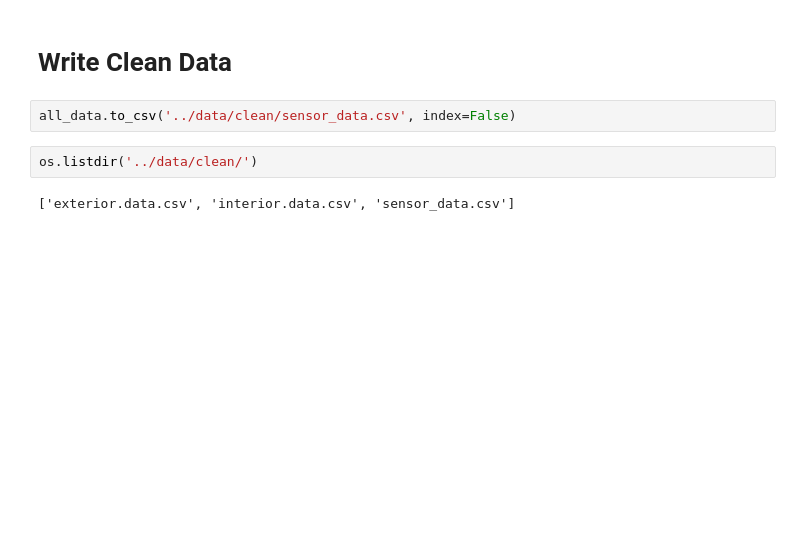
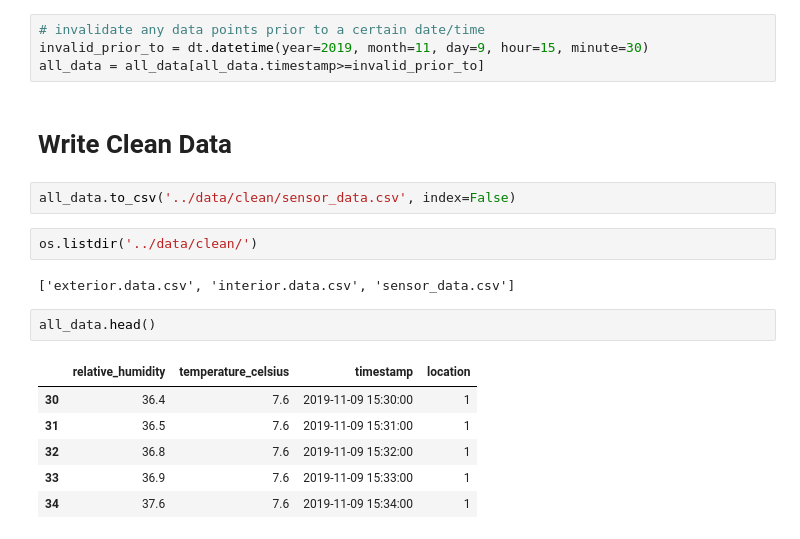
Before and after one commit to buffetboy2001/home_office_analysis, a Jupyter notebook: notebooks/data_scrubber.ipynb, the cells around one changed output. Cells and saved outputs as stored; diff of their text form; blank space fills up the shorter version.

Commit message:
new data; new plots

```diff
--- a/notebooks/data_scrubber.ipynb
+++ b/notebooks/data_scrubber.ipynb
@@ -42,6 +44,10 @@ all_interior_data.to_csv('../data/clean/interior.data.csv')
 all_data = pd.concat([all_exterior_data, all_interior_data])
 all_data.rename(columns={govee_columns[0]: "timestamp", govee_columns[1]: str(govee_columns[1]).lower(), govee_columns[2]: str(govee_columns[2]).lower()},
                 inplace=True)
+# %%
+# invalidate any data points prior to a certain date/time
+invalid_prior_to = dt.datetime(year=2019, month=11, day=9, hour=15, minute=30)
+all_data = all_data[all_data.timestamp>=invalid_prior_to]
 # %% [markdown]
 # Write Clean Data
 # %%
@@ -50,3 +56,12 @@ all_data.to_csv('../data/clean/sensor_data.csv', index=False)
 os.listdir('../data/clean/')
 # %% [output]
 ['exterior.data.csv', 'interior.data.csv', 'sensor_data.csv']
+# %%
+all_data.head()
+# %% [output]
+|  | relative_humidity | temperature_celsius | timestamp | location |
+| 30 | 36.4 | 7.6 | 2019-11-09 15:30:00 | 1 |
+| 31 | 36.5 | 7.6 | 2019-11-09 15:31:00 | 1 |
+| 32 | 36.8 | 7.6 | 2019-11-09 15:32:00 | 1 |
+| 33 | 36.9 | 7.6 | 2019-11-09 15:33:00 | 1 |
+| 34 | 37.6 | 7.6 | 2019-11-09 15:34:00 | 1 |
```
Also changed, not shown: parts of 1 cell of this notebook, 4 other files.
